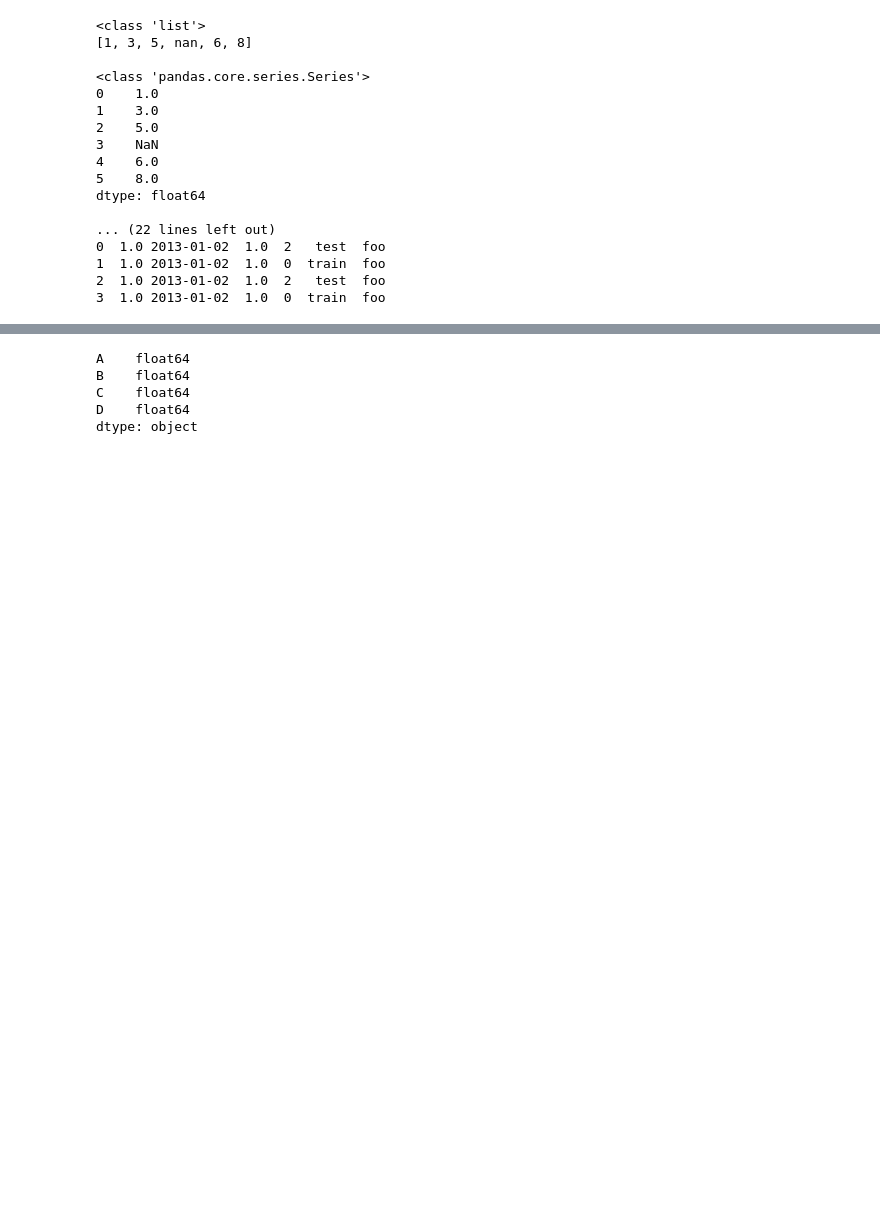
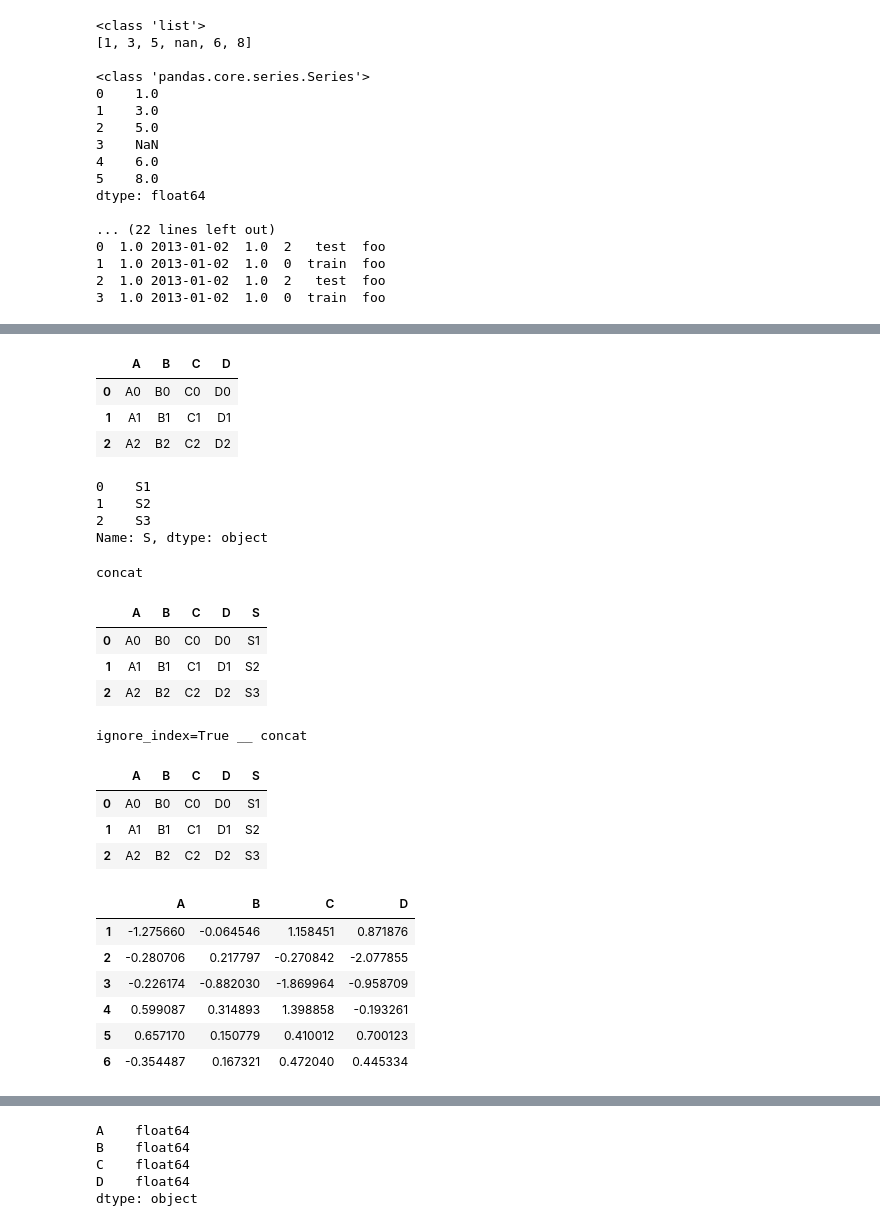
Before and after one commit to Jinhan-Han-Jeremy/data_field_analyst_science_basic, a Jupyter notebook: basicofbasic.ipynb, the cells around one changed output, grey strips where cells are left out. Saved outputs shown, nothing was run; the diff lists cells and outputs as text; code cells hidden in the pictures; blank space fills up the shorter version.

```diff
--- a/basicofbasic.ipynb
+++ b/basicofbasic.ipynb
@@ -413,0 +414,54 @@ df.apply(lambda x: np.square(x)
+# %%
+
+
+
+df_1 = pd.DataFrame({'A': ['A0', 'A1', 'A2'], 'B': ['B0', 'B1', 'B2'],
+                     'C': ['C0', 'C1', 'C2'], 'D': ['D0', 'D1', 'D2']}, index=[0, 1, 2])
+display(df_1)
+
+series_1 = pd.Series(['S1', 'S2', 'S3'], name='S')
+display(series_1)
+
+# Concatenating DataFrame and Series along columns (from left to right)
+
+# concatenated column name of the new DataFrame will be the same name of Series
+
+df_0 = pd.concat([df_1, series_1], axis=1)
+print("concat")
+display(df_0)
+
+
+pd.concat([df_1, series_1], axis=1, ignore_index=True)
+
+print("ignore_index=True __ concat")
+display(df_0)
+
+
+dff = pd.DataFrame(np.random.randn(6,4), index=list('123456'), columns=list('ABCD'))
+display(dff)
+# %% [output]
+|  | A | B | C | D |
+| 0 | A0 | B0 | C0 | D0 |
+| 1 | A1 | B1 | C1 | D1 |
+| 2 | A2 | B2 | C2 | D2 |
+0    S1
+1    S2
+2    S3
+Name: S, dtype: object
+concat
+|  | A | B | C | D | S |
+| 0 | A0 | B0 | C0 | D0 | S1 |
+| 1 | A1 | B1 | C1 | D1 | S2 |
+| 2 | A2 | B2 | C2 | D2 | S3 |
+ignore_index=True __ concat
+|  | A | B | C | D | S |
+| 0 | A0 | B0 | C0 | D0 | S1 |
+| 1 | A1 | B1 | C1 | D1 | S2 |
+| 2 | A2 | B2 | C2 | D2 | S3 |
+|  | A | B | C | D |
+| 1 | -1.275660 | -0.064546 | 1.158451 | 0.871876 |
+| 2 | -0.280706 | 0.217797 | -0.270842 | -2.077855 |
+| 3 | -0.226174 | -0.882030 | -1.869964 | -0.958709 |
+| 4 | 0.599087 | 0.314893 | 1.398858 | -0.193261 |
+| 5 | 0.657170 | 0.150779 | 0.410012 | 0.700123 |
+| 6 | -0.354487 | 0.167321 | 0.472040 | 0.445334 |
```
Also changed, not shown: parts of 18 cells of this notebook.
